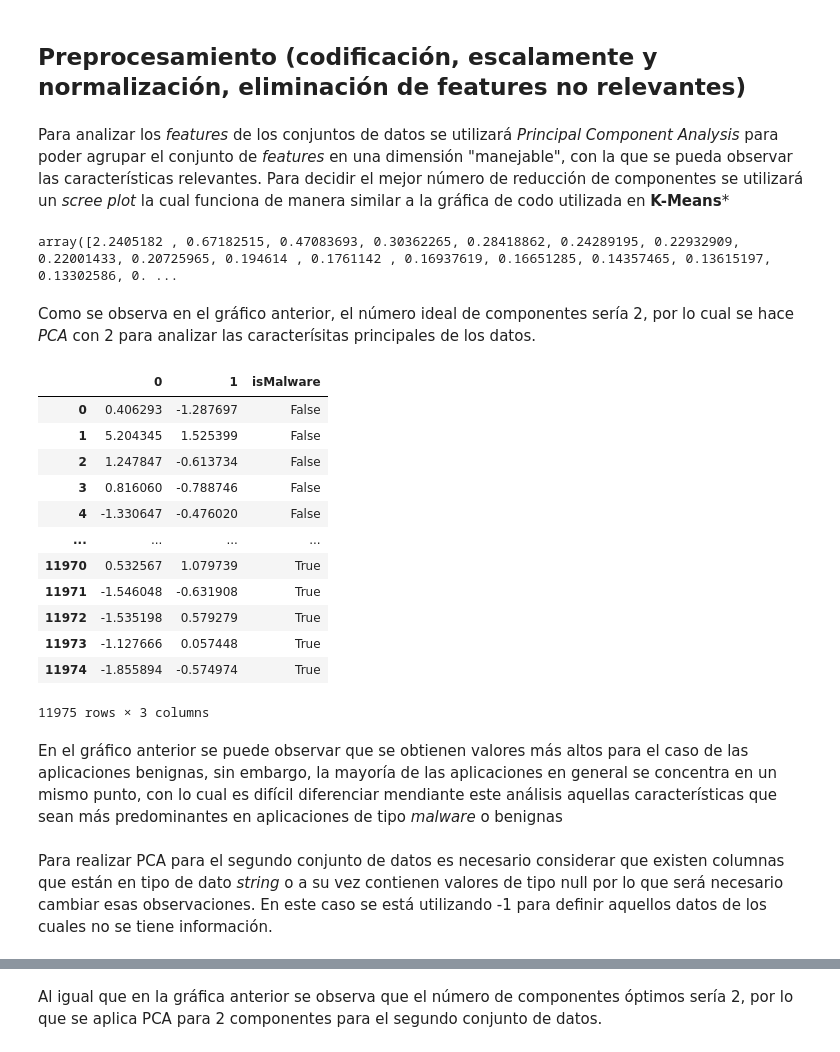
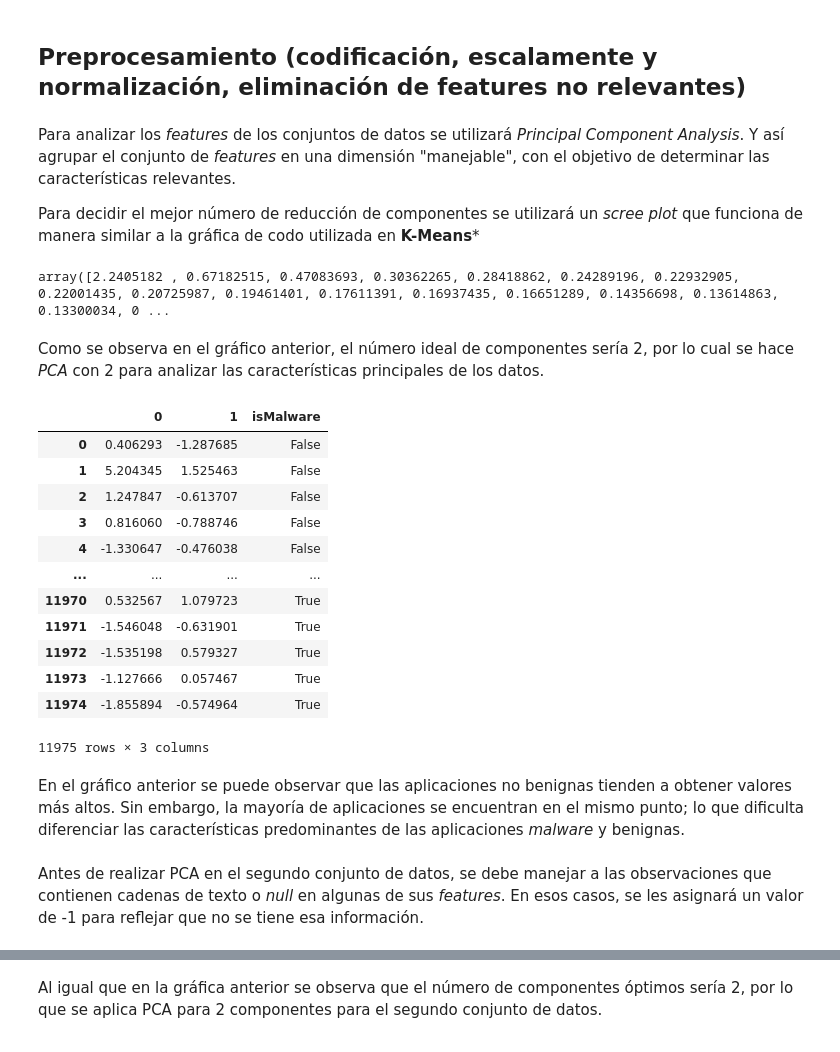
Before and after one commit to Orlando19943/Proyecto1-SDS, a Jupyter notebook: proyecto1.ipynb, the cells around one changed output, grey strips where cells are left out. Cells and saved outputs as stored; diff of their text form; code cells hidden in the pictures.

```diff
--- a/proyecto1.ipynb
+++ b/proyecto1.ipynb
@@ -19,8 +30,8 @@ La idea principal al desarrollar un modelo que permita la detección de malware
 # %% [markdown]
 ### Conjunto de datos de Permisos
 # %%
-data = pd.read_csv('/data/notebook_files/Permission Dataset.csv')
-data.head()
+permission_data = pd.read_csv('/data/notebook_files/Permission Dataset.csv')
+permission_data.head()
 # %% [output]
 |  | permission.GetuiService.com.glodo... | permission.COLLECT_METRICS | permission.sec.MDM_PHONE_RESTRICTION | permission.MEDIA_MOUNTED | ... |
 | 0 | 0 | 0 | 0 | 0 | ... |
@@ -34,7 +45,9 @@ El primer conjunto de datos a utilizar contiene **11975** observaciones y **1492
 # %%
-data['isMalware'] = data['class'].apply(lambda x: not x)
-print(f"{data['isMalware'].value_counts()}")
-px.histogram(data, x='isMalware', title='Figura 1. Representación gráfica de la cantidad de tipos de aplicaciones <br />benignas y malware en Permissions Dataset')
+permission_data['isMalware'] = permission_data['class'].apply(lambda x: not x)
+permission_data = permission_data.drop(['class'], axis=1)
+print(f"{permission_data['isMalware'].value_counts()}")
+px.histogram(permission_data, x='isMalware',
+             title='Figura 1. Representación gráfica de la cantidad de tipos de aplicaciones <br />benignas y malware en Permissions Dataset')
 # %% [output]
 False    6000
 True     5975
@@ -85,35 +100,37 @@ El segundo conjunto de datos a utilizar cuenta con **15036** obsevaciones y **21
 # %% [markdown]
 ## Preprocesamiento (codificación, escalamente y normalización, eliminación de features no relevantes)
 # %% [markdown]
-Para analizar los *features* de los conjuntos de datos se utilizará *Principal Component Analysis* para poder agrupar el conjunto de *features* en una dimensión "manejable", con la que se pueda observar las características relevantes. Para decidir el mejor número de reducción de componentes se utilizará un *scree plot* la cual funciona de manera similar a la gráfica de codo utilizada en **K-Means***
+Para analizar los *features* de los conjuntos de datos se utilizará *Principal Component Analysis*. Y así agrupar el conjunto de *features* en una dimensión "manejable", con el objetivo de determinar las características relevantes.
+
+Para decidir el mejor número de reducción de componentes se utilizará un *scree plot* que funciona de manera similar a la gráfica de codo utilizada en **K-Means***
 # %%
 pca = PCA(n_components=20)
-pca_data = pca.fit_transform(data.drop(['class', 'isMalware'], axis=1))
+pca_data = pca.fit_transform(permission_data.drop(['isMalware'], axis=1))
 pca.explained_variance_
 # %% [output]
-array([2.2405182 , 0.67182515, 0.47083693, 0.30362265, 0.28418862, 0.24289195, 0.22932909, 0.22001433, 0.20725965, 0.194614 , 0.1761142 , 0.16937619, 0.16651285, 0.14357465, 0.13615197, 0.13302586, 0. ...
+array([2.2405182 , 0.67182515, 0.47083693, 0.30362265, 0.28418862, 0.24289196, 0.22932905, 0.22001435, 0.20725987, 0.19461401, 0.17611391, 0.16937435, 0.16651289, 0.14356698, 0.13614863, 0.13300034, 0 ...
 # %%
 px.line(pca.explained_variance_)
 # %% [markdown]
-Como se observa en el gráfico anterior, el número ideal de componentes sería 2, por lo cual se hace *PCA* con 2 para analizar las caracterísitas principales de los datos.
+Como se observa en el gráfico anterior, el número ideal de componentes sería 2, por lo cual se hace *PCA* con 2 para analizar las características principales de los datos.
 # %%
 pca = PCA(n_components=2)
-pca_data = pca.fit_transform(data.drop(['class', 'isMalware'], axis=1))
-pca_features = pd.DataFrame(data=pca_data)
-pca_features['isMalware'] = data['isMalware']
-pca_features
+pca_data = pca.fit_transform(permission_data.drop(['isMalware'], axis=1))
+permissions_pca_features = pd.DataFrame(data=pca_data)
+permissions_pca_features['isMalware'] = permission_data['isMalware']
+permissions_pca_features
 # %% [output]
 |  | 0 | 1 | isMalware |
-| 0 | 0.406293 | -1.287697 | False |
-| 1 | 5.204345 | 1.525399 | False |
-| 2 | 1.247847 | -0.613734 | False |
+| 0 | 0.406293 | -1.287685 | False |
+| 1 | 5.204345 | 1.525463 | False |
+| 2 | 1.247847 | -0.613707 | False |
 | 3 | 0.816060 | -0.788746 | False |
-| 4 | -1.330647 | -0.476020 | False |
+| 4 | -1.330647 | -0.476038 | False |
 | ... | ... | ... | ... |
-| 11970 | 0.532567 | 1.079739 | True |
-| 11971 | -1.546048 | -0.631908 | True |
-| 11972 | -1.535198 | 0.579279 | True |
-| 11973 | -1.127666 | 0.057448 | True |
-| 11974 | -1.855894 | -0.574974 | True |
+| 11970 | 0.532567 | 1.079723 | True |
+| 11971 | -1.546048 | -0.631901 | True |
+| 11972 | -1.535198 | 0.579327 | True |
+| 11973 | -1.127666 | 0.057467 | True |
+| 11974 | -1.855894 | -0.574964 | True |
 11975 rows × 3 columns
 # %%
@@ -121,7 +138,11 @@ px.scatter(pca_features, x=0, y=1, color='isMalware')
 # %% [markdown]
-En el gráfico anterior se puede observar que se obtienen valores más altos para el caso de las aplicaciones benignas, sin embargo, la mayoría de las aplicaciones en general se concentra en un mismo punto, con lo cual es difícil diferenciar mendiante este análisis aquellas características que sean más predominantes en aplicaciones de tipo *malware* o benignas
+[//]: <> (En el gráfico anterior se puede observar que se obtienen valores más altos para el caso de las aplicaciones benignas. Sin embargo, la mayoría de las aplicaciones en general se concentra en un mismo punto, con lo cual es difícil diferenciar mendiante este análisis aquellas características que sean más predominantes en aplicaciones de tipo *malware* o benignas)
+
+En el gráfico anterior se puede observar que las aplicaciones no benignas tienden a obtener valores más altos. Sin embargo, la mayoría de aplicaciones se encuentran en el mismo punto; lo que dificulta diferenciar las características predominantes de las aplicaciones *malware* y benignas.
 # %% [markdown]
-Para realizar PCA para el segundo conjunto de datos es necesario considerar que existen columnas que están en tipo de dato *string* o a su vez contienen valores de tipo null por lo que será necesario cambiar esas observaciones. En este caso se está utilizando -1 para definir aquellos datos de los cuales no se tiene información.
+[//]: <> (Para realizar PCA para el segundo conjunto de datos es necesario considerar que existen columnas que están en tipo de dato *string* o a su vez contienen valores de tipo null por lo que será necesario cambiar esas observaciones. En este caso se está utilizando -1 para definir aquellos datos de los cuales no se tiene información.)
+
+Antes de realizar PCA en el segundo conjunto de datos, se debe manejar a las observaciones que contienen cadenas de texto o *null* en algunas de sus *features*. En esos casos, se les asignará un valor de -1 para reflejar que no se tiene esa información.
 # %%
 api_data.isnull().sum()
 # %% [output]
```
Also changed, not shown: parts of 55 cells of this notebook, 1 other file.
